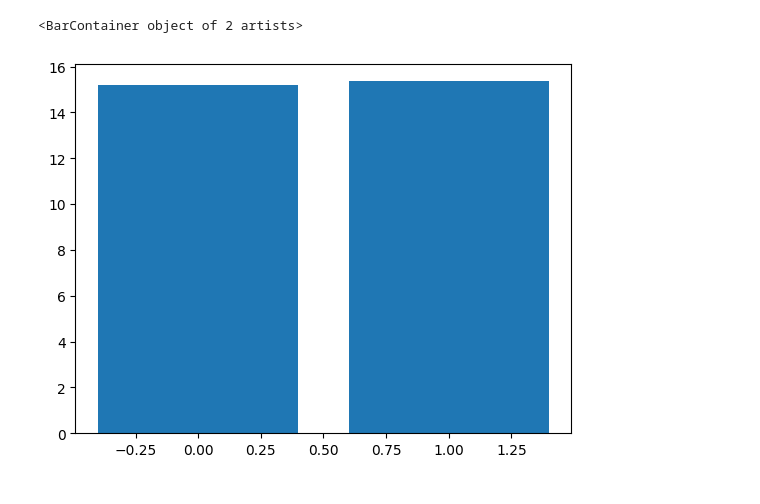
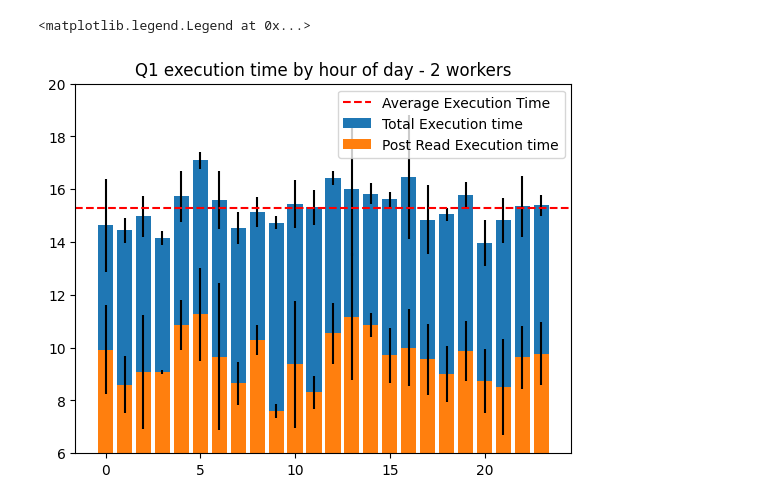
Before and after one commit to JDnikolo/AdvDB-spark-project, a Jupyter notebook: Code/check_times.ipynb, the cells around one changed output. Drawn from its saved outputs; the diff is of its cells as text; code cells hidden in the pictures.

```diff
--- a/Code/check_times.ipynb
+++ b/Code/check_times.ipynb
@@ -46,4 +44,6 @@ res["hours"]=hours
 res["days"]=days
 # %%
 byhour=res.drop(["execTime","days"],axis=1).groupby(res.hours).aggregate("mean")
+byhour2=res.drop(["execTime","days"],axis=1).groupby(res.hours).aggregate("std")
 byweekday = res.drop(["execTime","hours"],axis=1).groupby(res.days).aggregate("mean")
+byweekday2 = res.drop(["execTime","hours"],axis=1).groupby(res.days).aggregate("std")
@@ -55,5 +50,10 @@ plt.bar(byhour.index,byhour.Q1total,yerr=byhour.Q1total.std())
-# %%
-plt.bar(byweekday.index,byweekday.Q1total)
-# %% [output]
-<BarContainer object of 2 artists>
-[figure, removed]
+# %%
+plt.bar(byhour.index,byhour.Q1total,yerr=byhour2.Q1total,label="Total Execution time")
+plt.bar(byhour.index,byhour.Q1postRead,yerr=byhour2.Q1postRead,label="Post Read Execution time")
+plt.axhline(y=byhour.Q1total.mean(),label="Average Execution Time",linestyle="dashed",color="red")
+plt.ylim(6,20)
+plt.title("Q1 execution time by hour of day - 2 workers")
+plt.legend()
+# %% [output]
+<matplotlib.legend.Legend at 0x...>
+[figure, added]
```
Also changed, not shown: parts of 12 cells of this notebook, 3 other files.
